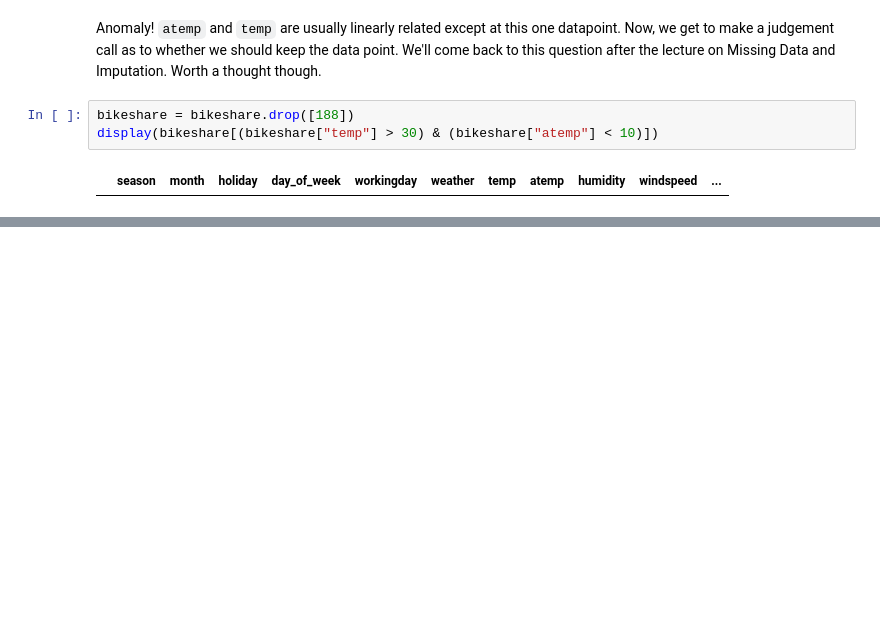
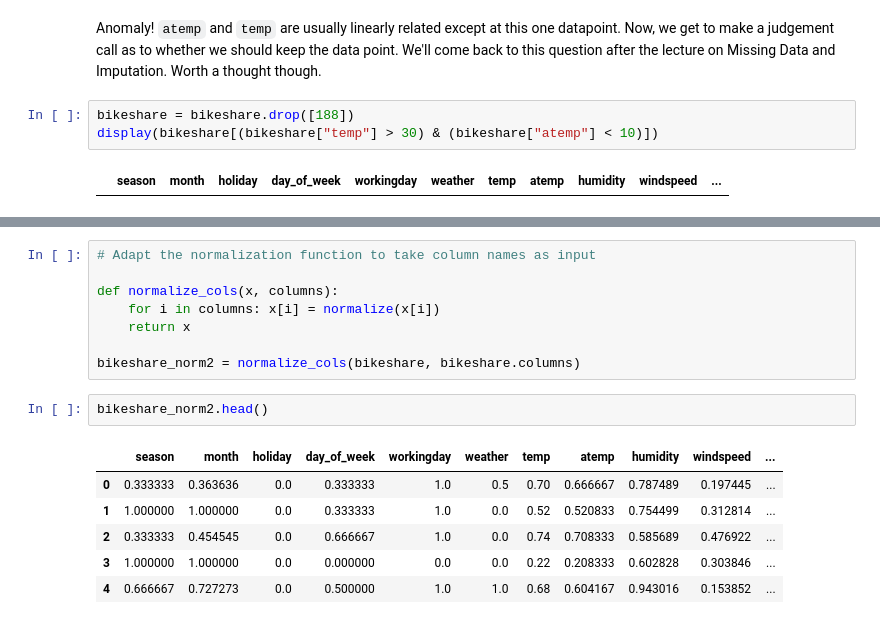
Before and after one commit to crdcamp/lin-reg-application, a Jupyter notebook: references/2_lin_reg_knn_reg_and_inference.ipynb, the cells around one changed output, grey strips where cells are left out. Drawn from its saved outputs; the diff is of its cells as text; blank space fills up the shorter version.

```diff
--- a/references/2_lin_reg_knn_reg_and_inference.ipynb
+++ b/references/2_lin_reg_knn_reg_and_inference.ipynb
@@ -282,0 +329,17 @@ display(bikeshare[(bikeshare["temp"] > 30) & (bikeshare["atemp"] < 10)])
+# %%
+# Adapt the normalization function to take column names as input
+
+def normalize_cols(x, columns):
+    for i in columns: x[i] = normalize(x[i])
+    return x
+
+bikeshare_norm2 = normalize_cols(bikeshare, bikeshare.columns)
+# %%
+bikeshare_norm2.head()
+# %% [output]
+|  | season | month | holiday | day_of_week | workingday | weather | temp | atemp | humidity | windspeed | ... |
+| 0 | 0.333333 | 0.363636 | 0.0 | 0.333333 | 1.0 | 0.5 | 0.70 | 0.666667 | 0.787489 | 0.197445 | ... |
+| 1 | 1.000000 | 1.000000 | 0.0 | 0.333333 | 1.0 | 0.0 | 0.52 | 0.520833 | 0.754499 | 0.312814 | ... |
+| 2 | 0.333333 | 0.454545 | 0.0 | 0.666667 | 1.0 | 0.0 | 0.74 | 0.708333 | 0.585689 | 0.476922 | ... |
+| 3 | 1.000000 | 1.000000 | 0.0 | 0.000000 | 0.0 | 0.0 | 0.22 | 0.208333 | 0.602828 | 0.303846 | ... |
+| 4 | 0.666667 | 0.727273 | 0.0 | 0.500000 | 1.0 | 1.0 | 0.68 | 0.604167 | 0.943016 | 0.153852 | ... |
```
Also changed, not shown: parts of 14 cells of this notebook.
